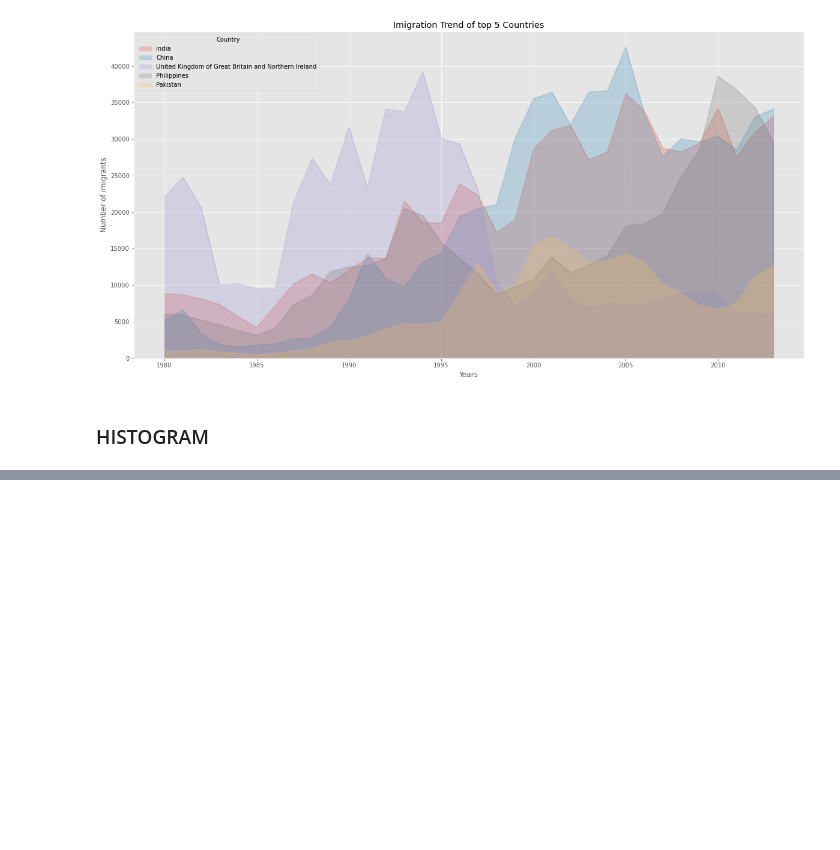
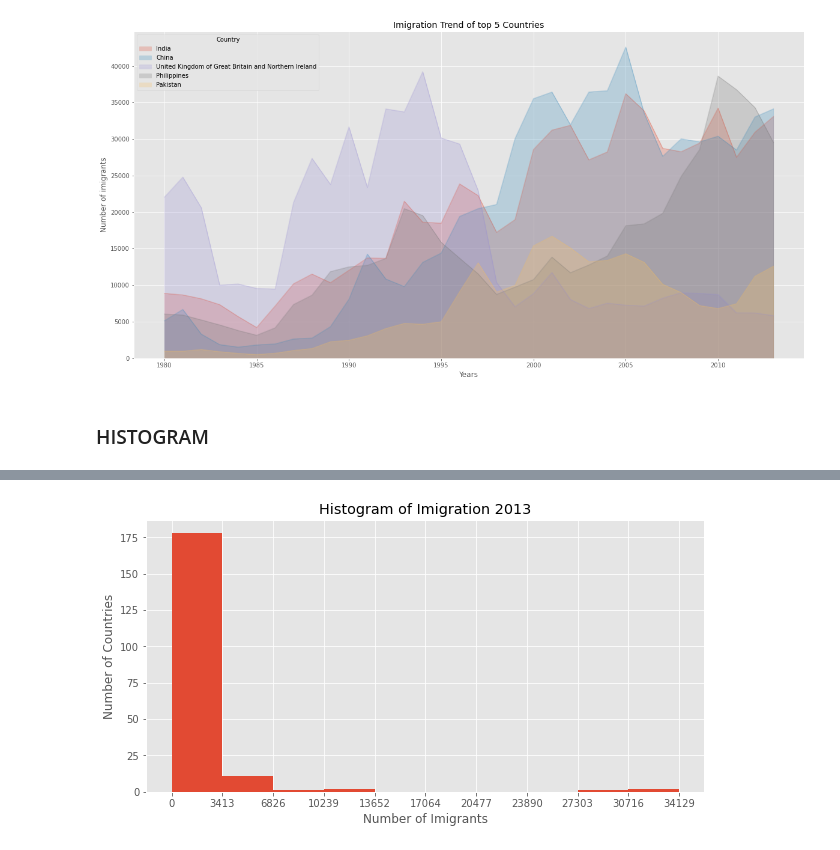
Before and after one commit to firdausnutrihadi/Hacktive8_Telkom, a Jupyter notebook: Sesi_7_Ulang.ipynb, the cells around one changed output, grey strips where cells are left out. Drawn from its saved outputs; the diff is of its cells as text; code cells hidden in the pictures; blank space fills up the shorter version.

```diff
--- a/Sesi_7_Ulang.ipynb
+++ b/Sesi_7_Ulang.ipynb
@@ -383,0 +381,2 @@ plt.show()
+# %%
+count, bin_edges = np.histogram(df_can['2013'])
@@ -383,0 +392,9 @@ plt.show()
+# %%
+df_can['2013'].plot(kind='hist', figsize=(10,5),xticks=bin_edges)
+plt.title('Histogram of Imigration 2013')
+plt.ylabel('Number of Countries')
+plt.xlabel('Number of Imigrants')
+#plt.text(2000,4000, '2005 Earthquake')
+plt.show()
+# %% [output]
+[figure, added]
```
Also changed, not shown: parts of 14 cells of this notebook.
